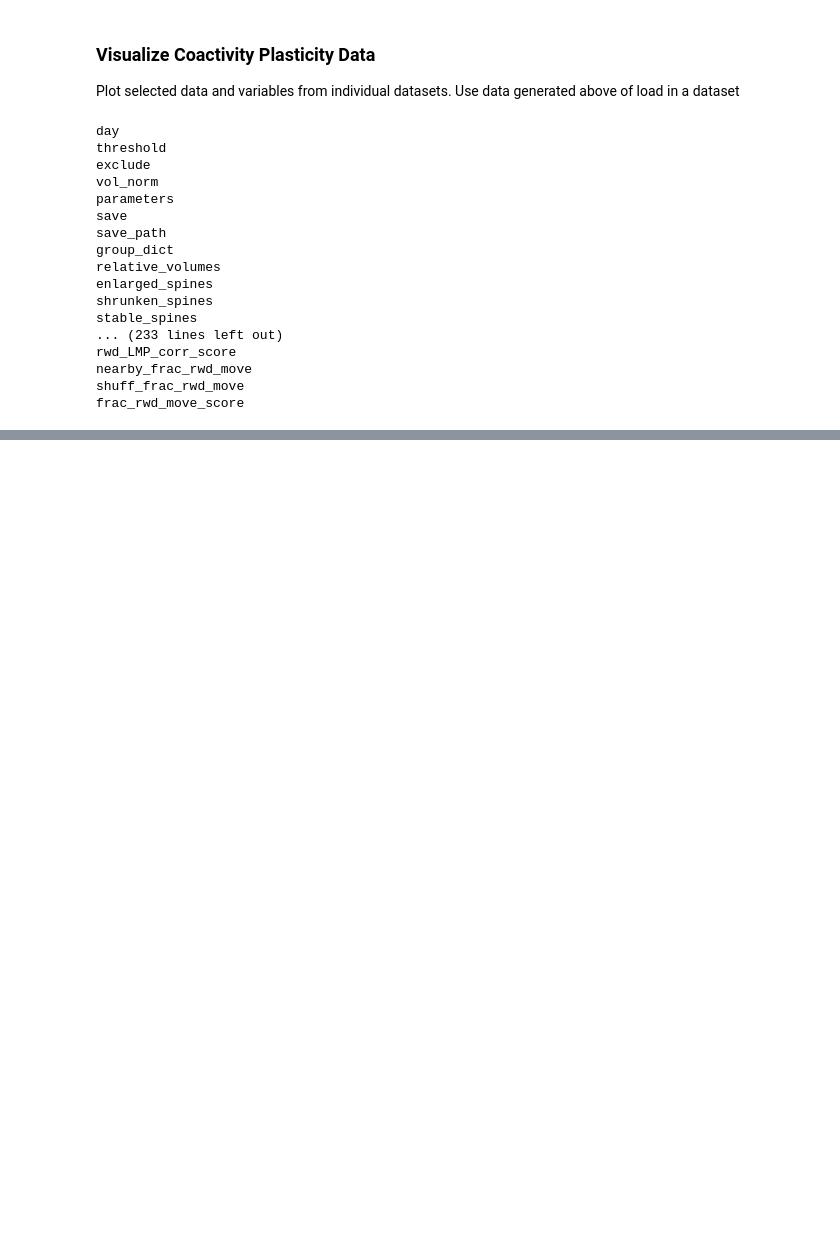
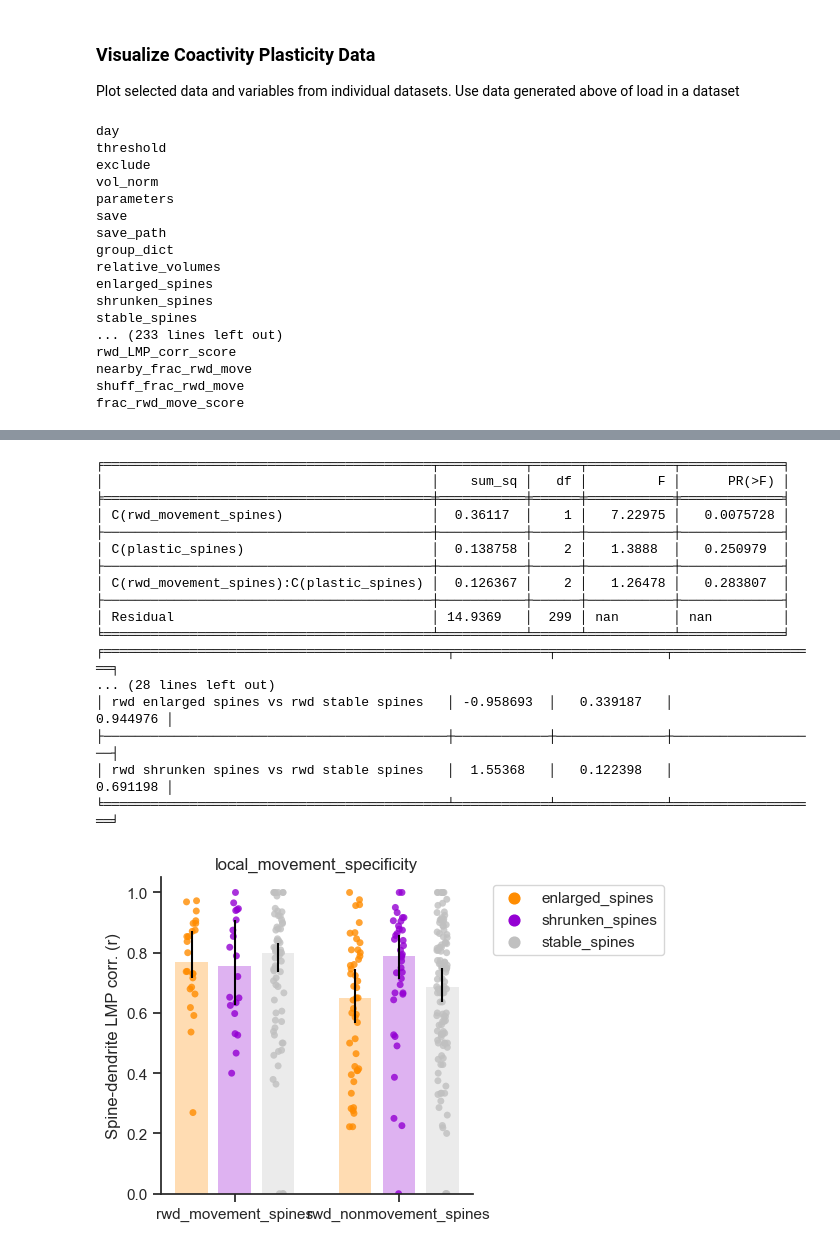
Before and after one commit to wjakewright/Lab_Analyses, a Jupyter notebook: Lab_Analyses/Spine_Analysis/Batch_Coactivity_Analysis.ipynb, the cells around one changed output, grey strips where cells are left out. Saved outputs shown, nothing was run; the diff lists cells and outputs as text; code cells hidden in the pictures; blank space fills up the shorter version.

```diff
--- a/Lab_Analyses/Spine_Analysis/Batch_Coactivity_Analysis.ipynb
+++ b/Lab_Analyses/Spine_Analysis/Batch_Coactivity_Analysis.ipynb
@@ -403,27 +383,46 @@ F statistic: 8.650675288670092     p_value: 0.013229082617570208
 # %%
 
 plot_data.plot_multi_group_scatter_plots(
-    variable_name="avg_movement_local_coactivity_rate_norm",
+    variable_name="local_movement_specificity",
     group_type="rwd_movement_spines",
     subgroup_type="plastic_spines",
     mean_type="median",
     err_type="CI",
     figsize=(6,4),
     ytitle="Spine-dendrite LMP corr. (r)",
     ylim=None,
     s_colors=["darkorange", "darkviolet", "silver"],
     s_alpha=0.8,
     s_size=5,
     b_colors=["darkorange", "darkviolet", "silver"],
     b_edgecolors="black",
     b_err_colors="black",
     b_width=0.2,
     b_linewidth=0,
     b_alpha=0.3,
     test_method="holm-sidak",
     save=False,
     save_path=figure_path,
 )
+# %% [output]
+╒══════════════════════════════════════════╤═══════════╤══════╤═══════════╤═════════════╕
+│                                          │    sum_sq │   df │         F │      PR(>F) │
+╞══════════════════════════════════════════╪═══════════╪══════╪═══════════╪═════════════╡
+│ C(rwd_movement_spines)                   │  0.36117  │    1 │   7.22975 │   0.0075728 │
+├──────────────────────────────────────────┼───────────┼──────┼───────────┼─────────────┤
+│ C(plastic_spines)                        │  0.138758 │    2 │   1.3888  │   0.250979  │
+├──────────────────────────────────────────┼───────────┼──────┼───────────┼─────────────┤
+│ C(rwd_movement_spines):C(plastic_spines) │  0.126367 │    2 │   1.26478 │   0.283807  │
+├──────────────────────────────────────────┼───────────┼──────┼───────────┼─────────────┤
+│ Residual                                 │ 14.9369   │  299 │ nan       │ nan         │
+╘══════════════════════════════════════════╧═══════════╧══════╧═══════════╧═════════════╛
+╒════════════════════════════════════════════╤════════════╤══════════════╤═══════════════════╕
+... (28 lines left out)
+│ rwd enlarged spines vs rwd stable spines   │ -0.958693  │   0.339187   │          0.944976 │
+├────────────────────────────────────────────┼────────────┼──────────────┼───────────────────┤
+│ rwd shrunken spines vs rwd stable spines   │  1.55368   │   0.122398   │          0.691198 │
+╘════════════════════════════════════════════╧════════════╧══════════════╧═══════════════════╛
+[figure, added]
 # %%
 plot_data.plot_group_spine_mean_traces(
     group_type="plastic_spines",
```
Also changed, not shown: parts of 10 cells of this notebook.
